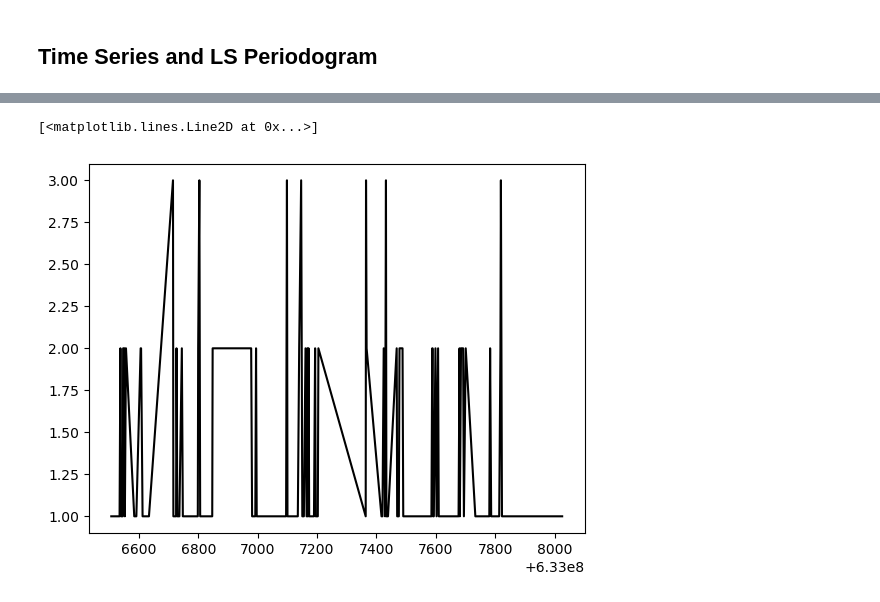
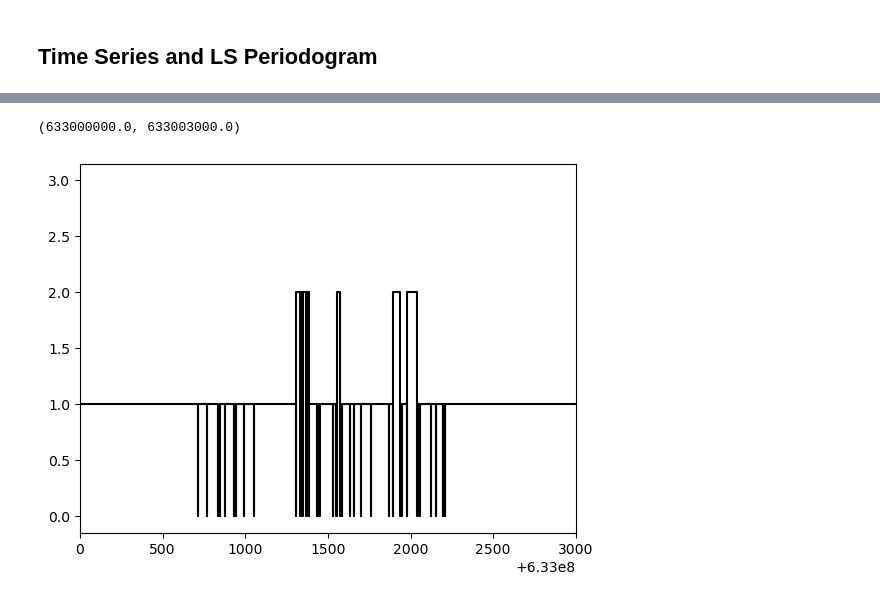
Before and after one commit to saphiooo/counting_stars, a Jupyter notebook: swift_uvot_events.ipynb, the cells around one changed output, grey strips where cells are left out. Drawn from its saved outputs; the diff is of its cells as text; code cells hidden in the pictures.

```diff
--- a/swift_uvot_events.ipynb
+++ b/swift_uvot_events.ipynb
@@ -445,0 +410,16 @@ _ = plt.hist(star_data['TIME'], bins=20)
+# %%
+def analyzeStar (starData):
+    sortedStarData = np.array(sorted(starData))
+    outlierWindows = {}
+
+    minWindow = 5
+    maxWindow = 30
+
+    for i in range(minWindow, maxWindow):
+        print('w', i)
+        outliers = getSignals(i, sortedStarData)
+
+        if (outliers != []):
+            outlierWindows[i] = outliers
+
+    return outlierWindows.keys()
@@ -445,0 +428,8 @@ _ = plt.hist(star_data['TIME'], bins=20)
+# %%
+for i in range(len(stars)):
+    starData = getData(stars[i])
+    print('next')
+    if (len(starData) > 1000):
+        windows = analyzeStar(starData['TIME'])
+        print('Star', i, 'at coords', stars[i][0])
+        print(windows)
@@ -456,7 +464,12 @@ def splitData (data, d):
         if (curTime + d >= times[i]):
             splits[-1] += 1
         else:
+            splits.append(0)
             splits.append(1)
             curTime = times[i]
+            timeSplits.append(times[i - 1] + 0.1)
             timeSplits.append(times[i])
     return [splits, timeSplits]
+# %%
+star = stars[140]
+star
@@ -463,9 +503,11 @@ def splitData (data, d):
 # %%
-splits = splitData(star_data, 1)
+splits = splitData(star_data, 10)
 time_splits = [Time(i, format='gps') for i in splits[1]]
 ts = TimeSeries(time=time_splits)
 ts['num_photons_1'] = splits[0]
-plt.plot(ts.time.gps, ts['num_photons_1'], 'k-')
+
+plt.step(ts.time.gps, ts['num_photons_1'], 'k-')
+plt.xlim(633000000, 633003000)
 # %% [output]
-[<matplotlib.lines.Line2D at 0x...>]
+(633000000.0, 633003000.0)
-[figure, old version]
+[figure, new version]
```
Also changed, not shown: parts of 42 cells of this notebook.
